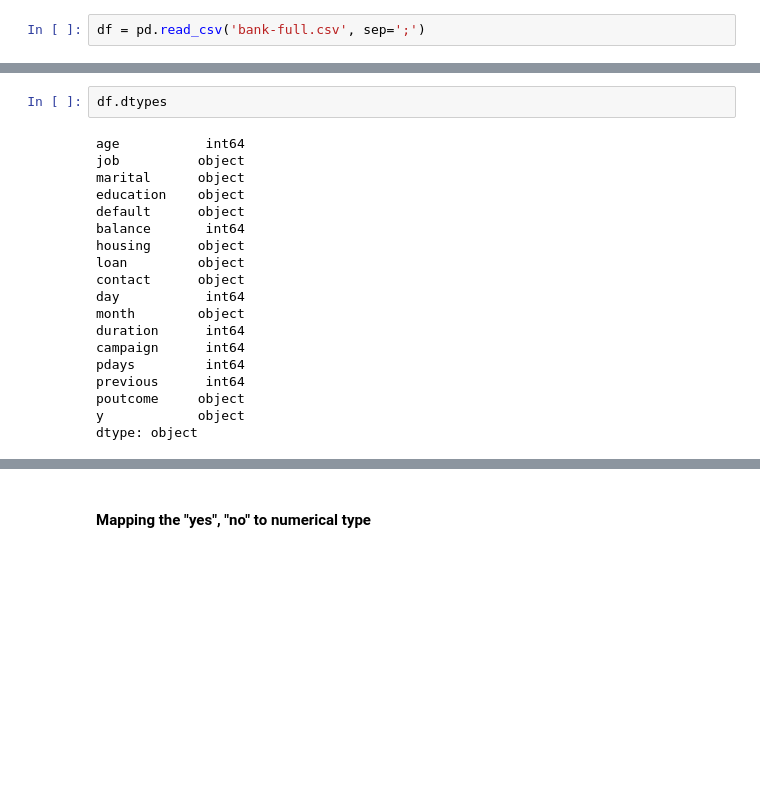
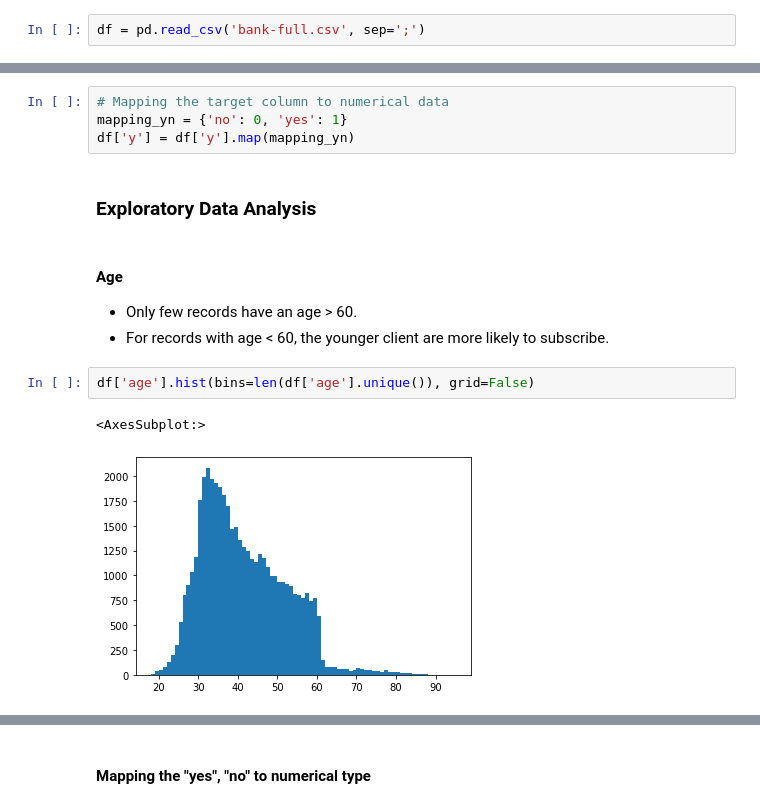
Before and after one commit to bowcai/bank-analysis, a Jupyter notebook: bank-analysis.ipynb, the cells around one changed output, grey strips where cells are left out. Saved outputs shown, nothing was run; the diff lists cells and outputs as text; blank space fills up the shorter version.

Commit message:
Add exploratory data analysis

```diff
--- a/bank-analysis.ipynb
+++ b/bank-analysis.ipynb
@@ -26,21 +19,15 @@ df
-# %%
-df.dtypes
-# %% [output]
-age           int64
-job          object
-marital      object
-education    object
-default      object
-balance       int64
-housing      object
-loan         object
-contact      object
-day           int64
-month        object
-duration      int64
-campaign      int64
-pdays         int64
-previous      int64
-poutcome     object
-y            object
-dtype: object
+# %%
+# Mapping the target column to numerical data
+mapping_yn = {'no': 0, 'yes': 1}
+df['y'] = df['y'].map(mapping_yn)
+# %% [markdown]
+### Exploratory Data Analysis
+# %% [markdown]
+#### Age
+- Only few records have an age > 60.
+- For records with age < 60, the younger client are more likely to subscribe.
+# %%
+df['age'].hist(bins=len(df['age'].unique()), grid=False)
+# %% [output]
+<AxesSubplot:>
+[figure, added]
```
Also changed, not shown: parts of 66 cells of this notebook.
